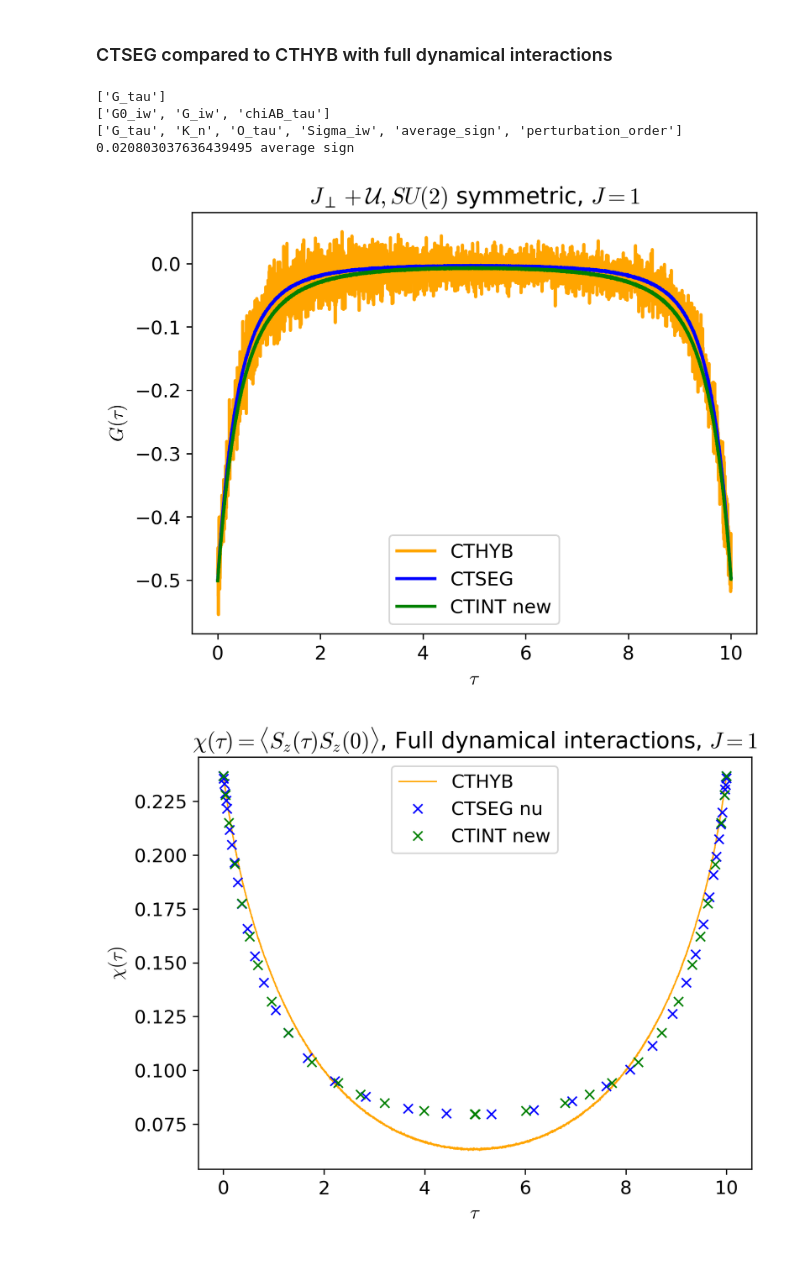
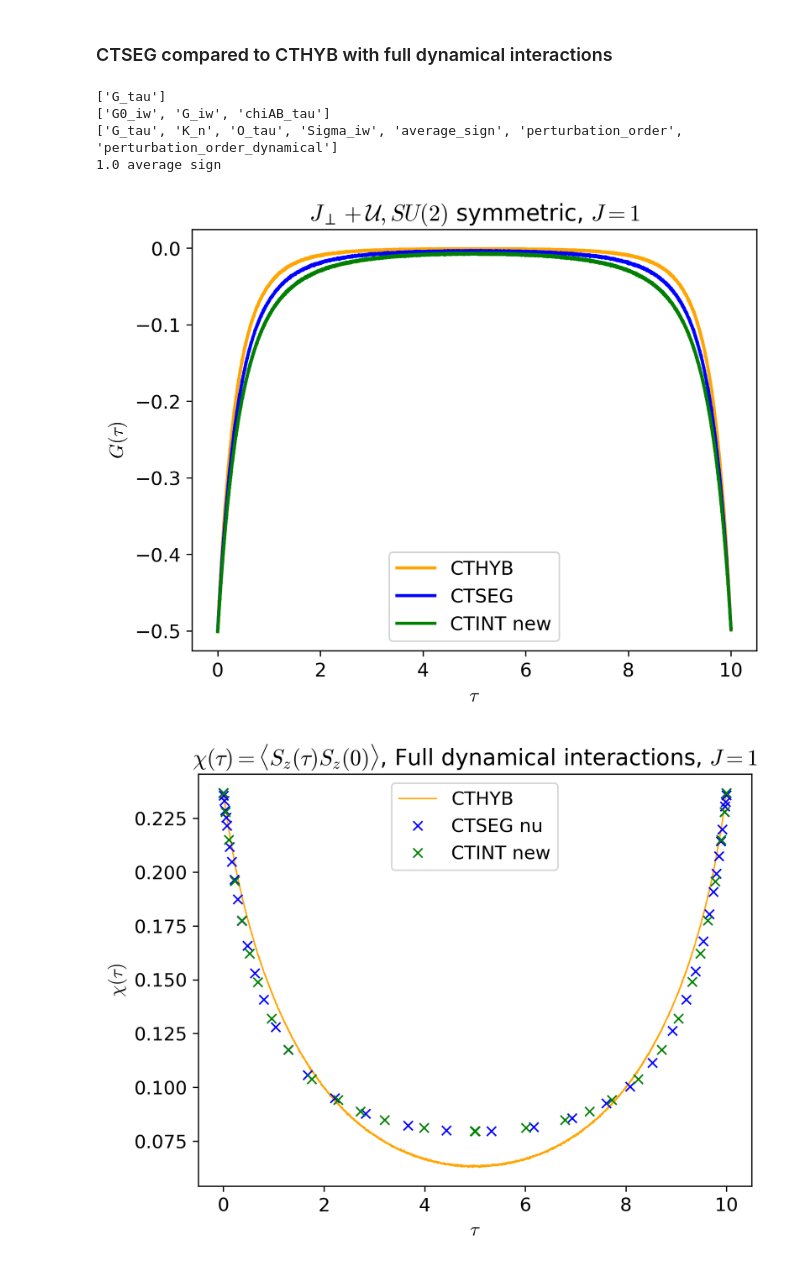
Before and after one commit to andrewkhardy/cthyb, a Jupyter notebook: benchmark/dynamic_int/CTHYB_Benchmarking.ipynb, the cells around one changed output. Saved outputs shown, nothing was run; the diff lists cells and outputs as text; code cells hidden in the pictures.

```diff
--- a/benchmark/dynamic_int/CTHYB_Benchmarking.ipynb
+++ b/benchmark/dynamic_int/CTHYB_Benchmarking.ipynb
@@ -279,38 +279,38 @@ with HDFArchive(f"{data_loc}/spin_spin_ctseg_J-1.0-U-4.0_1.0_1.0_1.0_1.0_1.0_b-1
 
 with HDFArchive(f"{data_loc}/spin_spin_ctint_J-1.0-U-4.0_1.0_1.0_1.0_1.0_1.0_b-10.0.h5", "r") as A:
     print(A.keys())
     G_iw_int = A["G_iw"]
     G_tau_int = make_gf_dlr_imtime(G_iw_int)
     G_int_dlr = make_gf_dlr(G_iw_int)
     G_int_tau = make_gf_imtime(G_int_dlr, len(G_tau_seg["up"].data[:,0,0]))
     tau_int = np.array([float(t) for t in G_int_tau.mesh])
     chiAB_tau = A["chiAB_tau"]
     SzSz_int_tau = chiAB_tau#make_gf_dlr_imtime(chiAB_tau)
     #G_int_data = G_int_tau.data[:, 0, 0].real
 
-#with HDFArchive(f"{data_loc}/spin_spin_cthyb_J-0.5-U-4.0_1.0_b-10.0_nw-1000000_mins-22_lf=True_nl=22.h5", "r") as A:
-with HDFArchive(f"{data_loc}/spin_spin_cthyb_J--1.0-U-4.0_1.0_b-10.0_nw-1000000_mins-20_lf=False_nl=10.h5", "r") as A:
+with HDFArchive(f"{data_loc}/spin_spin_cthyb_J-1.0-U-4.0_1.0_b-10.0_nw-1000000_mins-22_lf=True_nl=22.h5", "r") as A:
+#with HDFArchive(f"{data_loc}/spin_spin_cthyb_J--1.0-U-4.0_1.0_b-10.0_nw-1000000_mins-20_lf=False_nl=10.h5", "r") as A:
 
     print(A.keys())
     G_tau_hyb = A["G_tau"]
     print(A["average_sign"], "average sign")
     x = A["perturbation_order"]
     Sz = A["O_tau"]
 
 oplot(G_tau_hyb["up"].real, color="orange", linewidth = 2.0, label="CTHYB")
 oplot(G_tau_seg["up"].real, color="blue", linewidth = 2.0, label="CTSEG")
 oplot(G_int_tau_1["up"].real, color="green", linewidth = 2.0, label="CTINT new")
 plt.title(r"$J_\perp + \mathcal{U}, SU(2)$ symmetric, $J = 1$")
 plt.ylabel(r"$G(\tau)$")
 #plt.ylim(-0.05, 0.0)
 plt.legend()
 plt.show()
 # %% [output]
 ['G_tau']
 ['G0_iw', 'G_iw', 'chiAB_tau']
-['G_tau', 'K_n', 'O_tau', 'Sigma_iw', 'average_sign', 'perturbation_order']
-0.020803037636439495 average sign
+['G_tau', 'K_n', 'O_tau', 'Sigma_iw', 'average_sign', 'perturbation_order', 'perturbation_order_dynamical']
+1.0 average sign
-[figure, old version]
+[figure, new version]
 # %%
 Sz_ctseg = 0.25*(nn["up", "up"   ] - nn["up", "down"] - nn["down", "up"] +nn["down", "down"])
 Sz_nu = 0.25*(nn_nu["up", "up" ] - nn_nu["up", "down"] - nn_nu["down", "up"] +nn_nu["down", "down"])
```
Also changed, not shown: 1 other file.
